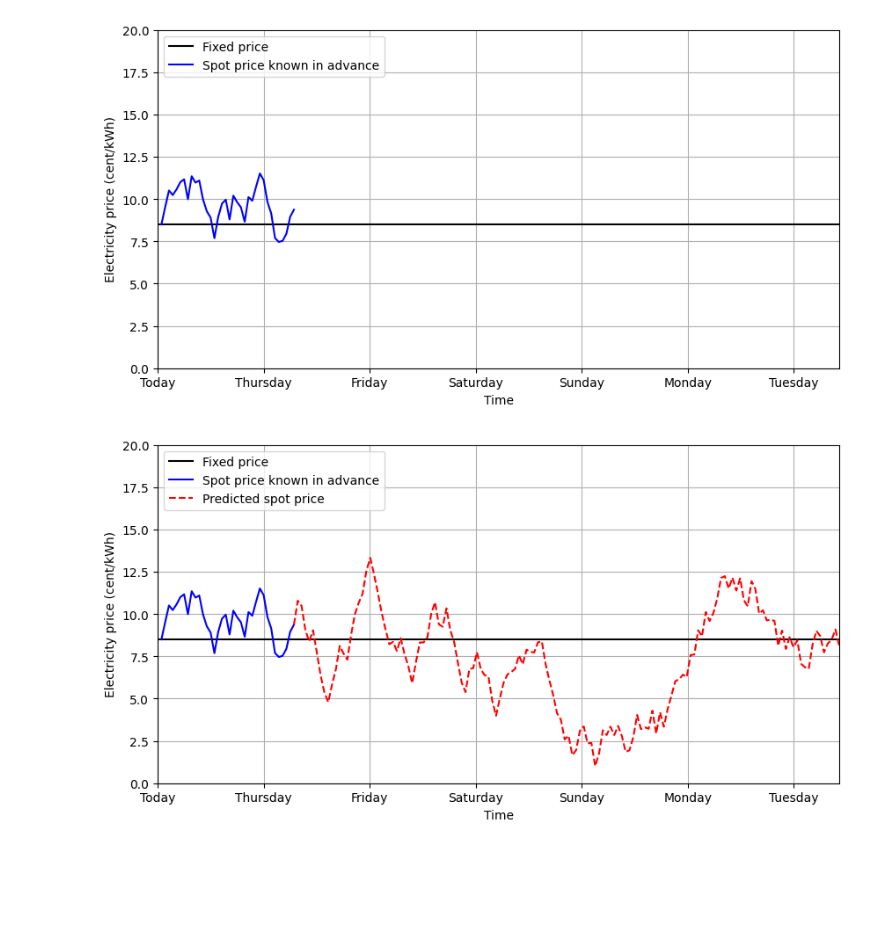
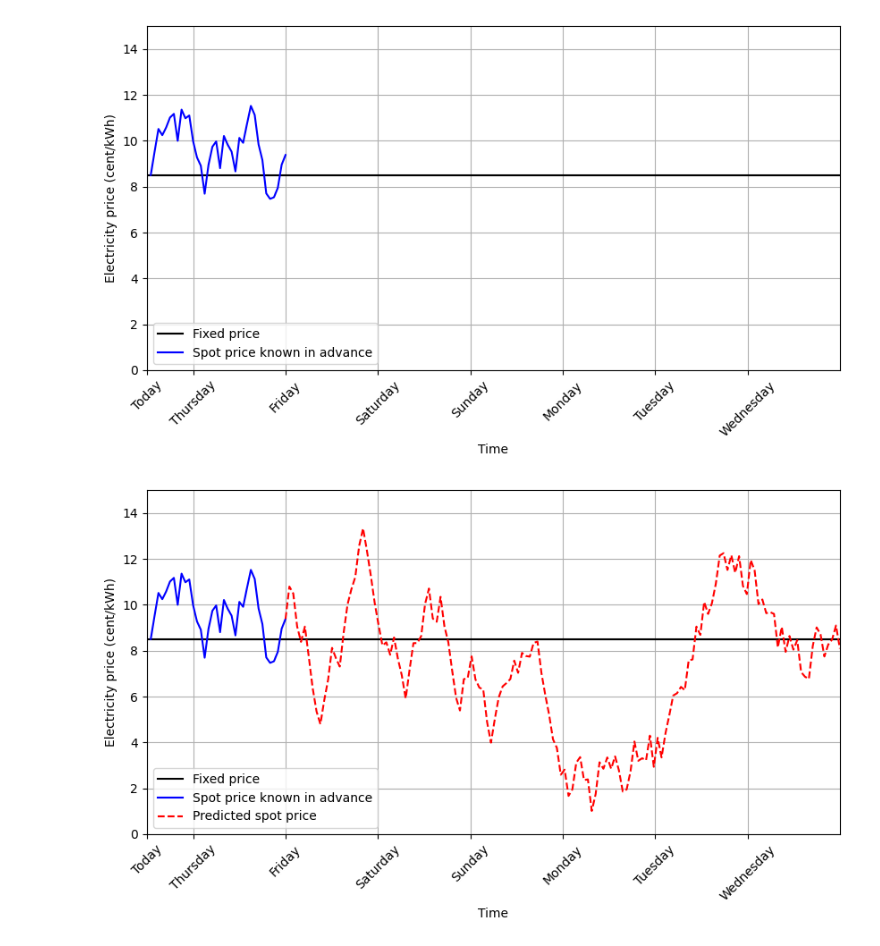
Before and after one commit to pirstov/Intro_to_DS_project, a Jupyter notebook: spotlight_session_plotting.ipynb, the cells around one changed output. Drawn from its saved outputs; the diff is of its cells as text; code cells hidden in the pictures; blank space fills up the shorter version.

Commit message:
Some improvements on the spotlight figures, create a base PPT for spotlight session.

```diff
--- a/spotlight_session_plotting.ipynb
+++ b/spotlight_session_plotting.ipynb
@@ -36,46 +36,52 @@ for j in range(1, N_SIM2):
 
 def add_region_to_plot(x1, x2, label):
     plt.axvspan(x1, x2, color='gray', alpha=0.3)
-    plt.text((x1 + x2) / 2, 15.0, label, color='black', ha='center', va='top', fontsize=10)#, bbox=dict(facecolor='white', alpha=0.5))
+    plt.text((x1 + x2) / 2, 13.0, label, color='black', ha='center', va='top', fontsize=10)#, bbox=dict(facecolor='white', alpha=0.5))
 
-def plot_for_spotlight(include_prediction, add_example_plan = False):
+def plot_for_spotlight(include_prediction, add_example_plan, figure_name):
     plt.figure(figsize=(10,5))
     plt.plot(np.linspace(0, N_SIM_TOT, N_SIM_TOT), fpa, color='black', label='Fixed price')
     plt.plot(np.linspace(1, N_SIM1, N_SIM1), sim_1, color='blue', label='Spot price known in advance')
+
     if include_prediction:
         plt.plot(np.linspace(N_SIM1, N_SIM1+N_SIM2, N_SIM2), sim_2, color='red', linestyle='dashed', label='Predicted spot price')
+
     if add_example_plan:
         food_1 = 44
         food_2 = 47
         add_region_to_plot(food_1, food_2, 'Cook')
         laundry_1 = 87
         laundry_2 = 93
         add_region_to_plot(laundry_1, laundry_2, 'Laundry')
         charge_car_1 = 110
         charge_car_2 = 120
         add_region_to_plot(charge_car_1, charge_car_2, 'Charge car')
         sauna_1 = 132
         sauna_2 = 136
         add_region_to_plot(sauna_1, sauna_2, 'Sauna')
 
-
     plt.grid(True)
     plt.xlabel('Time')
-    plt.xticks(np.linspace(0,7,7)*24, ['Today', 'Thursday', 'Friday', 'Saturday', 'Sunday', 'Monday', 'Tuesday'])
+    time_left_today = 12
+    vals0 = np.linspace(1,6,6).tolist()
+    vals0 = [(x * 24)+time_left_today for x in vals0]
+    xvals = np.hstack(([0, time_left_today], vals0))
+    plt.xticks(xvals, ['Today', 'Thursday', 'Friday', 'Saturday', 'Sunday', 'Monday', 'Tuesday', 'Wednesday'], rotation=45)
     plt.ylabel('Electricity price (cent/kWh)')
-    plt.ylim([0, 20])
+    plt.ylim([0, 15])
     plt.xlim([0, N_SIM_TOT])
-    plt.legend(loc='upper left')
+    plt.legend(loc='lower left')
+    plt.savefig(figure_name, dpi=300, bbox_inches='tight')
     plt.show()
 
 # Plot without prediction
-plot_for_spotlight(False)
+plot_for_spotlight(False, False, 'basefig')
 
 # Plot with prediction
-plot_for_spotlight(True)
+plot_for_spotlight(True, False, 'figwithpred')
 
 # Add examples of electricity usage planning
-plot_for_spotlight(True, True)
+plot_for_spotlight(True, True, 'finalfig')
 # %% [output]
-[figure, old version]
+[figure, new version]
-[figure, old version]
+[figure, new version]
```
Also changed, not shown: parts of 1 cell of this notebook, 1 other file.
